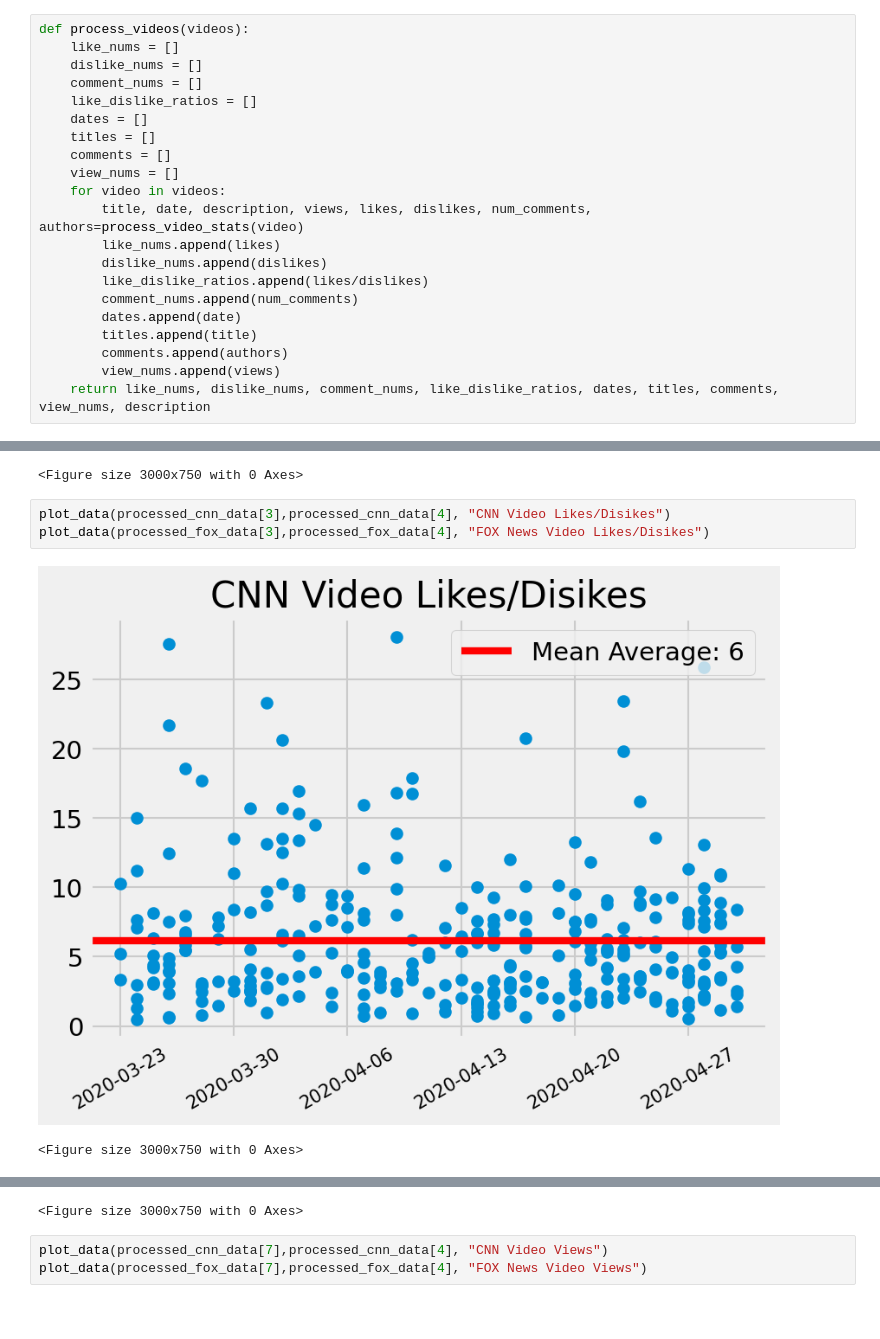
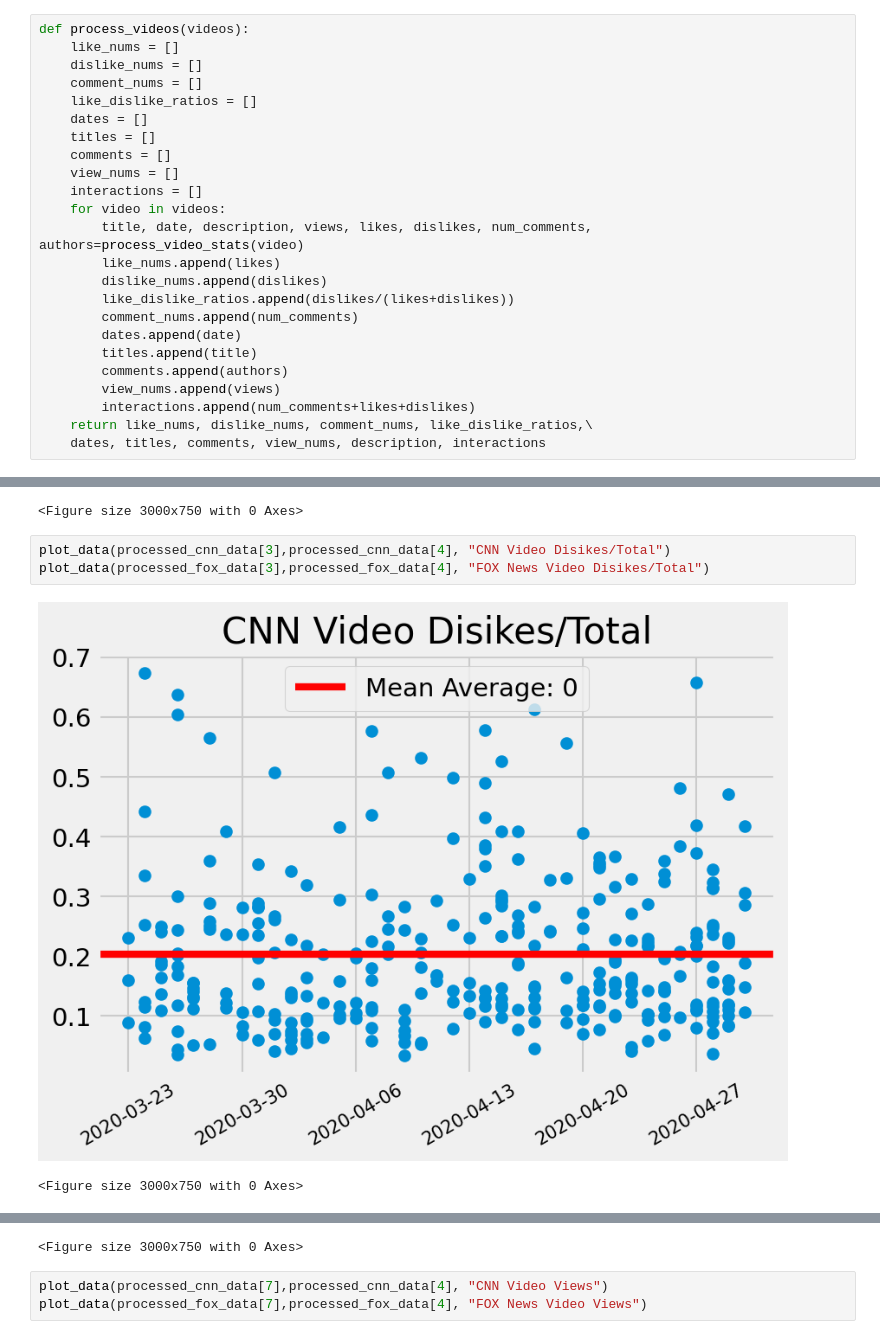
Before and after one commit to JaredRPrior/Youtube-Data-API, a Jupyter notebook: youtube-data-api(most recent).ipynb, the cells around one changed output, grey strips where cells are left out. Saved outputs shown, nothing was run; the diff lists cells and outputs as text.

```diff
--- a/youtube-data-api(most recent).ipynb
+++ b/youtube-data-api(most recent).ipynb
@@ -175,17 +175,20 @@ def process_videos(videos):
     titles = []
     comments = []
     view_nums = []
+    interactions = []
     for video in videos:
         title, date, description, views, likes, dislikes, num_comments, authors=process_video_stats(video)
         like_nums.append(likes)
         dislike_nums.append(dislikes)
-        like_dislike_ratios.append(likes/dislikes)
+        like_dislike_ratios.append(dislikes/(likes+dislikes))
         comment_nums.append(num_comments)
         dates.append(date)
         titles.append(title)
         comments.append(authors)
         view_nums.append(views)
-    return like_nums, dislike_nums, comment_nums, like_dislike_ratios, dates, titles, comments, view_nums, description
+        interactions.append(num_comments+likes+dislikes)
+    return like_nums, dislike_nums, comment_nums, like_dislike_ratios,\
+    dates, titles, comments, view_nums, description, interactions
 # %%
 processed_cnn_data = process_videos(cnn_data)
 # %%
@@ -235,8 +238,8 @@ plot_data(processed_fox_data[1],processed_fox_data[4], "FOX News Video Disikes")
 [figure]
 <Figure size 3000x750 with 0 Axes>
 # %%
-plot_data(processed_cnn_data[3],processed_cnn_data[4], "CNN Video Likes/Disikes")
-plot_data(processed_fox_data[3],processed_fox_data[4], "FOX News Video Likes/Disikes")
+plot_data(processed_cnn_data[3],processed_cnn_data[4], "CNN Video Disikes/Total")
+plot_data(processed_fox_data[3],processed_fox_data[4], "FOX News Video Disikes/Total")
 # %% [output]
-[figure, old version]
+[figure, new version]
 <Figure size 3000x750 with 0 Axes>
```
Also changed, not shown: parts of 3 cells of this notebook.
